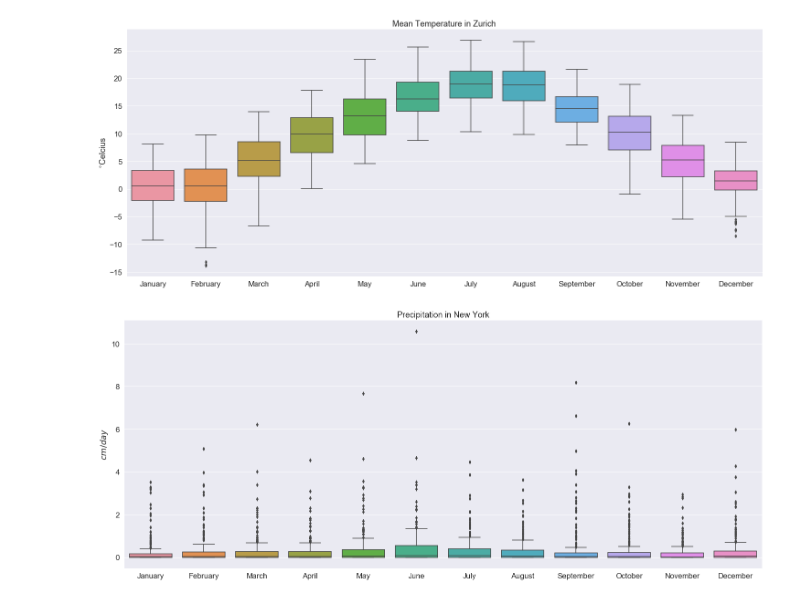
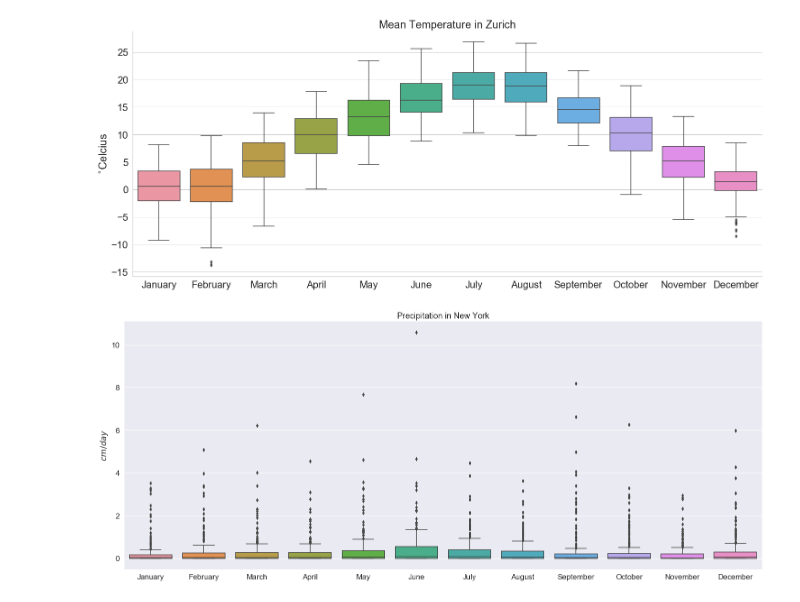
Before and after one commit to Sommer1872/smart_weather_analytics, a Jupyter notebook: visualization.ipynb, the cells around one changed output. Drawn from its saved outputs; the diff is of its cells as text; code cells hidden in the pictures.

```diff
--- a/visualization.ipynb
+++ b/visualization.ipynb
@@ -36,28 +36,28 @@ for city in cities:
     city.columns = [col.replace(" Actual", "") for col in city.columns]
 # %%
 # Boxplot
-sns.set(font_scale=1.5)
+sns.set(font_scale=2., style="whitegrid")
 
 per_month = []
 for i in range(1,13):
     subset = zurich['Mean Temperature'][zurich.index.month == i]
     per_month.append(subset)
 
 fontsize = 20
 months = ['January', 'February', 'March', 'April', 'May', 'June', 'July', 'August', 'September', 'October', 'November', 'December']
 
 fig, ax = plt.subplots(figsize=(25,10))
 sns.boxplot(data=per_month);
 
 sns.despine()
 ax.set_title("Mean Temperature in Zurich")
 ax.set_xticklabels(months)
 ax.set_ylabel("$^{\circ}$Celcius");
 
 # did this already
-#fig.savefig('./plots/monthly_temperatures_zurich.png')
+fig.savefig('./plots/monthly_temperatures_zurich.png')
 # %% [output]
-[figure, old version]
+[figure, new version]
 # %%
 # Boxplot
 sns.set(font_scale=1.5)
```
Also changed, not shown: parts of 10 cells of this notebook.
